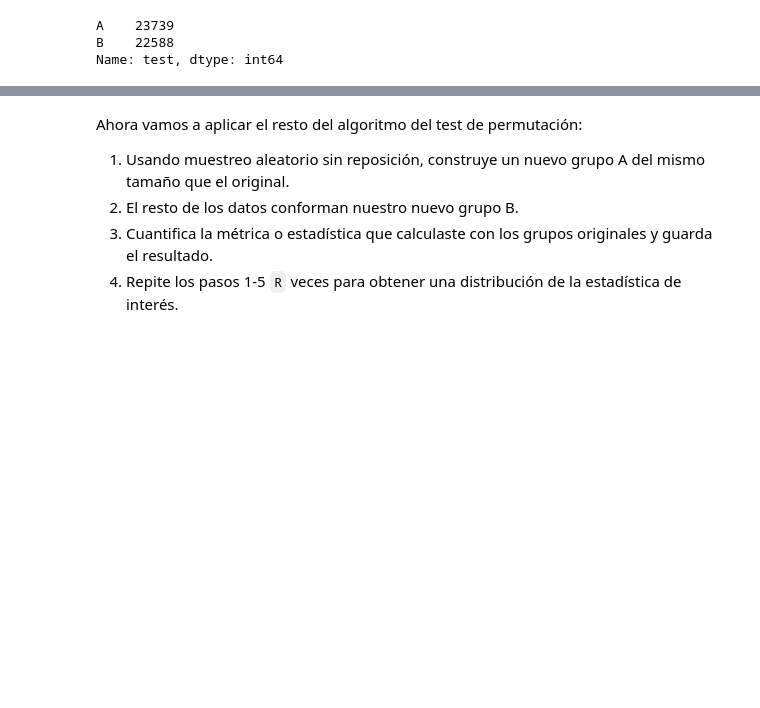
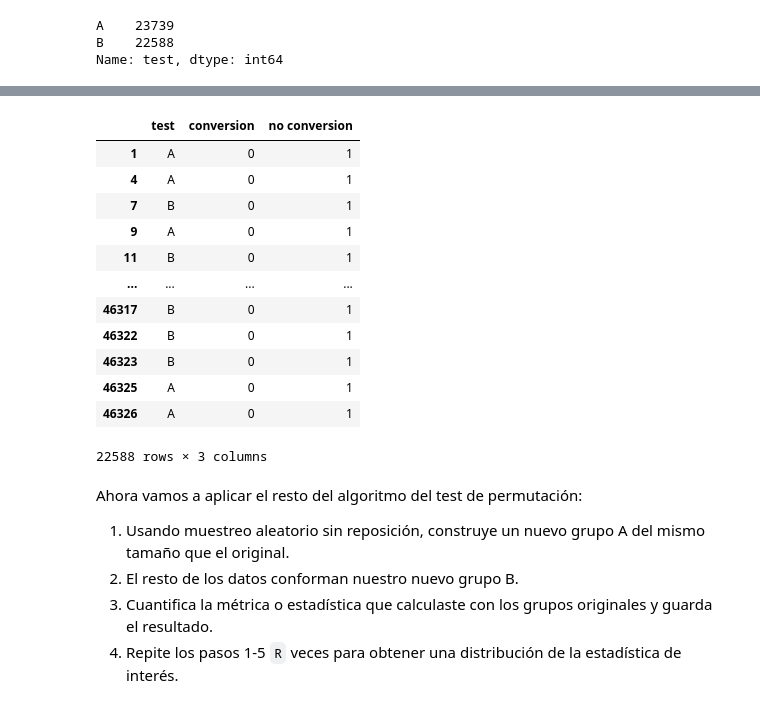
Before and after one commit to luislerma5593/Data_Analysis, a Jupyter notebook: 4. Análisis de datos con Python/7. Pruebas AB y Procesamiento de Lenguaje Natural/7.1 pruebas_ab.ipynb, the cells around one changed output, grey strips where cells are left out. Saved outputs shown, nothing was run; the diff lists cells and outputs as text; code cells hidden in the pictures; blank space fills up the shorter version.

```diff
--- a/4. Análisis de datos con Python/7. Pruebas AB y Procesamiento de Lenguaje Natural/7.1 pruebas_ab.ipynb
+++ b/4. Análisis de datos con Python/7. Pruebas AB y Procesamiento de Lenguaje Natural/7.1 pruebas_ab.ipynb
@@ -81,3 +97,19 @@ Name: test, dtype: int64
+# %%
+df.loc[~df.index.isin(a.index)]
+# %% [output]
+|  | test | conversion | no conversion |
+| 1 | A | 0 | 1 |
+| 4 | A | 0 | 1 |
+| 7 | B | 0 | 1 |
+| 9 | A | 0 | 1 |
+| 11 | B | 0 | 1 |
+| ... | ... | ... | ... |
+| 46317 | B | 0 | 1 |
+| 46322 | B | 0 | 1 |
+| 46323 | B | 0 | 1 |
+| 46325 | A | 0 | 1 |
+| 46326 | A | 0 | 1 |
+22588 rows × 3 columns
 # %% [markdown]
 Ahora vamos a aplicar el resto del algoritmo del test de permutación:
 
```
Also changed, not shown: parts of 7 cells of this notebook, 1 other file.
